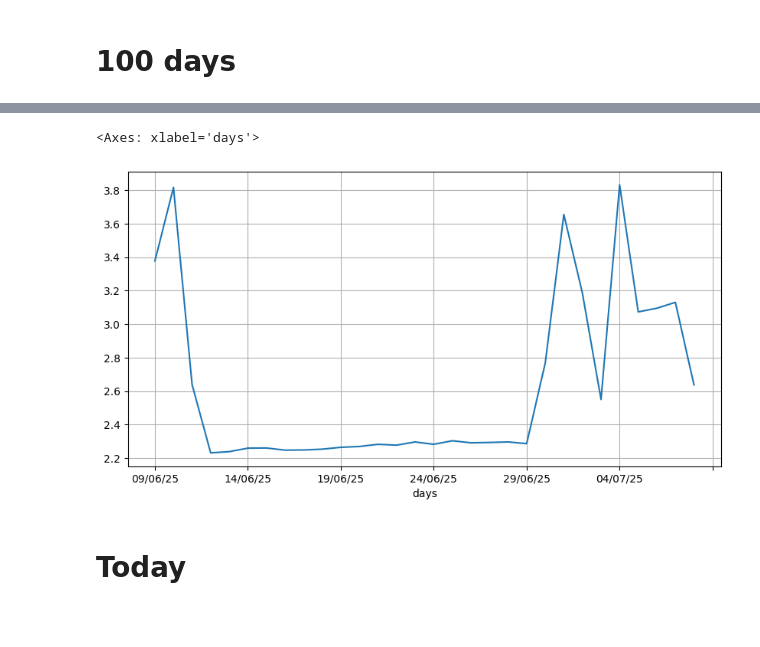
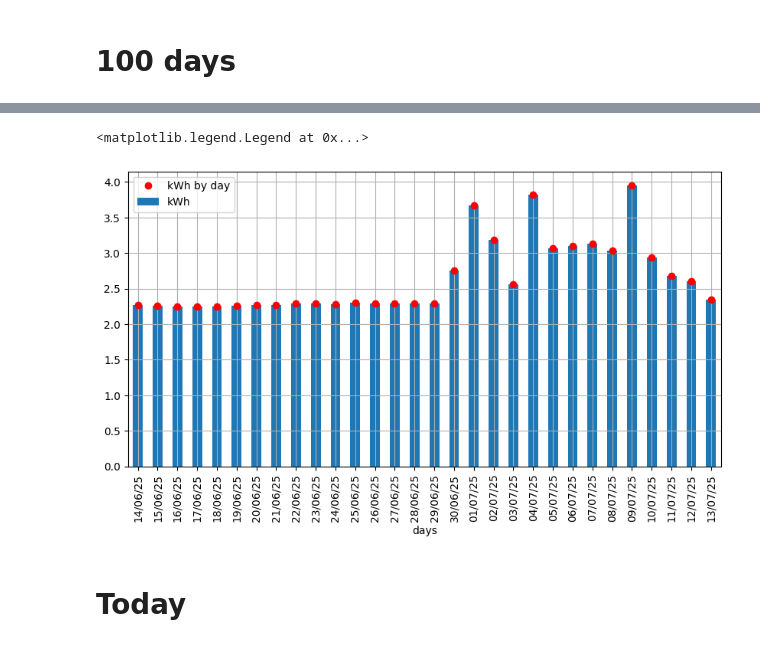
Before and after one commit to jdavid54/jupyter_notebooks2, a Jupyter notebook: conso_kwh_mini.ipynb, the cells around one changed output, grey strips where cells are left out. Drawn from its saved outputs; the diff is of its cells as text; code cells hidden in the pictures; blank space fills up the shorter version.

```diff
--- a/conso_kwh_mini.ipynb
+++ b/conso_kwh_mini.ipynb
@@ -1556,9 +1555,11 @@ days
 Name: kWh, dtype: float64
 # %%
-df_grp.tail(30)['kWh'].plot(figsize=(10, 5), layout='tight', grid=True)
+df_grp.tail(30)['kWh'].plot(figsize=(10, 5), kind='bar', layout='tight', grid=True)
+plt.plot(df_grp.tail(30)['kWh'], 'ro', label='kWh by day')
+plt.legend()
 # %% [output]
-<Axes: xlabel='days'>
+<matplotlib.legend.Legend at 0x...>
-[figure, old version]
+[figure, new version]
 # %% [markdown]
 # Today
 # %%
```
Also changed, not shown: parts of 135 cells of this notebook, 8 other files.
